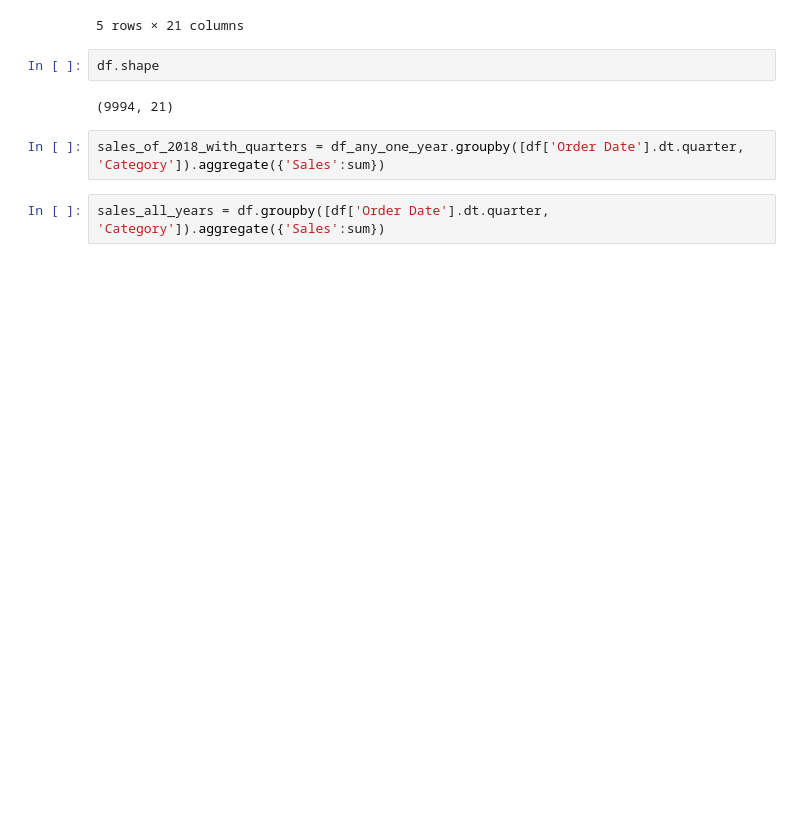
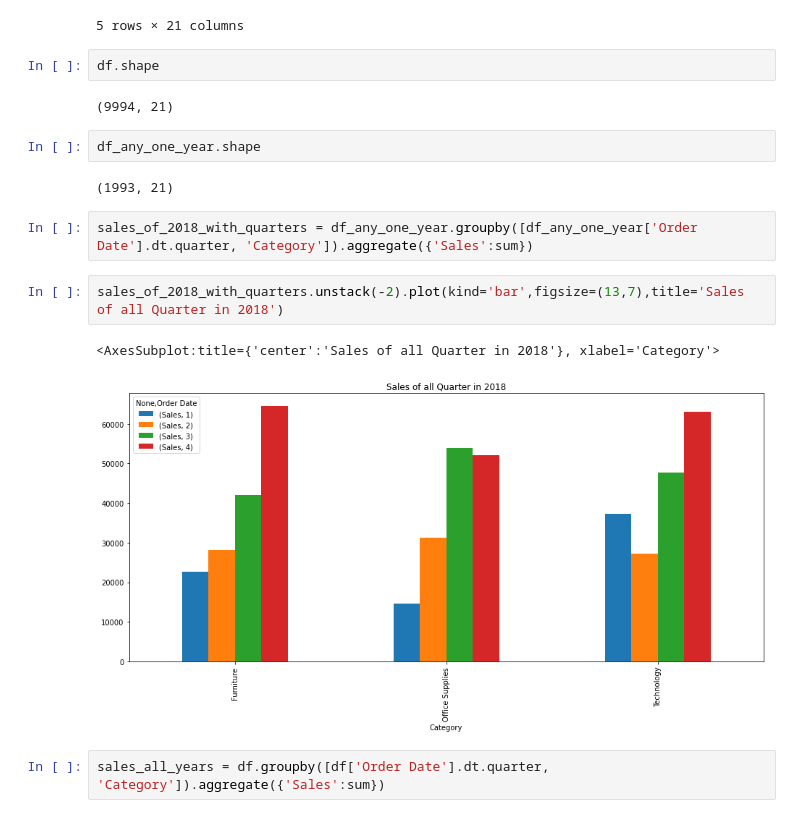
Before and after one commit to mazhar343/iPythonNotebook, a Jupyter notebook: QOR.ipynb, the cells around one changed output. Cells and saved outputs as stored; diff of their text form; blank space fills up the shorter version.

```diff
--- a/QOR.ipynb
+++ b/QOR.ipynb
@@ -122,8 +122,17 @@ df_any_one_year.head(5)
 df.shape
 # %% [output]
 (9994, 21)
+# %%
+df_any_one_year.shape
+# %% [output]
+(1993, 21)
 # %%
-sales_of_2018_with_quarters = df_any_one_year.groupby([df['Order Date'].dt.quarter, 'Category']).aggregate({'Sales':sum})
+sales_of_2018_with_quarters = df_any_one_year.groupby([df_any_one_year['Order Date'].dt.quarter, 'Category']).aggregate({'Sales':sum})
+# %%
+sales_of_2018_with_quarters.unstack(-2).plot(kind='bar',figsize=(13,7),title='Sales of all Quarter in 2018')
+# %% [output]
+<AxesSubplot:title={'center':'Sales of all Quarter in 2018'}, xlabel='Category'>
+[figure, added]
 # %%
 sales_all_years = df.groupby([df['Order Date'].dt.quarter, 'Category']).aggregate({'Sales':sum})
 # %%
```
Also changed, not shown: parts of 30 cells of this notebook.
